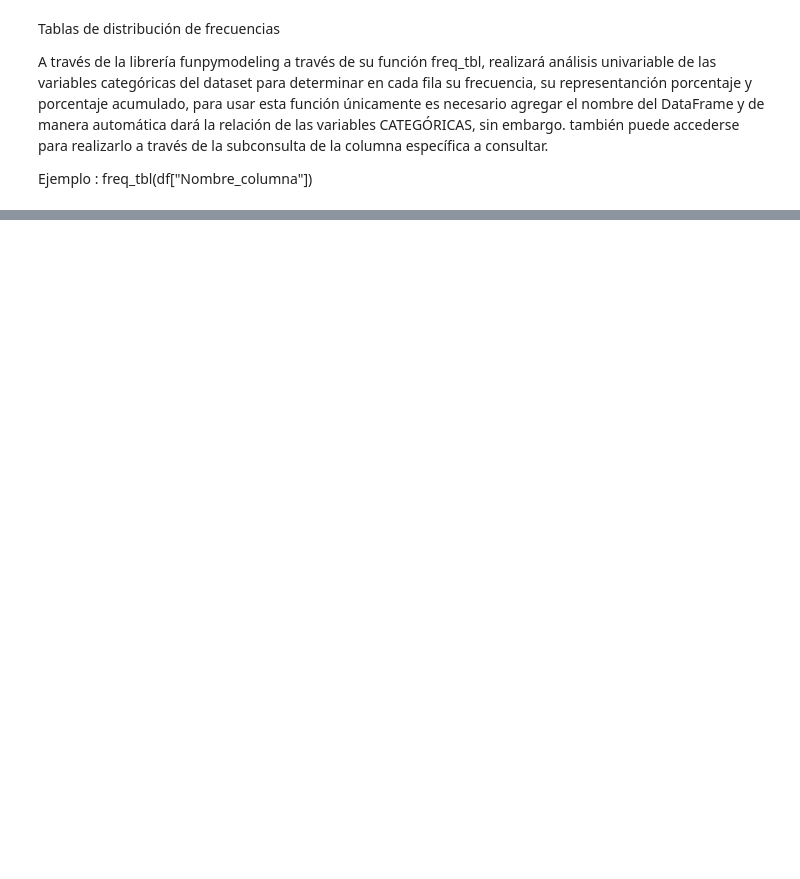
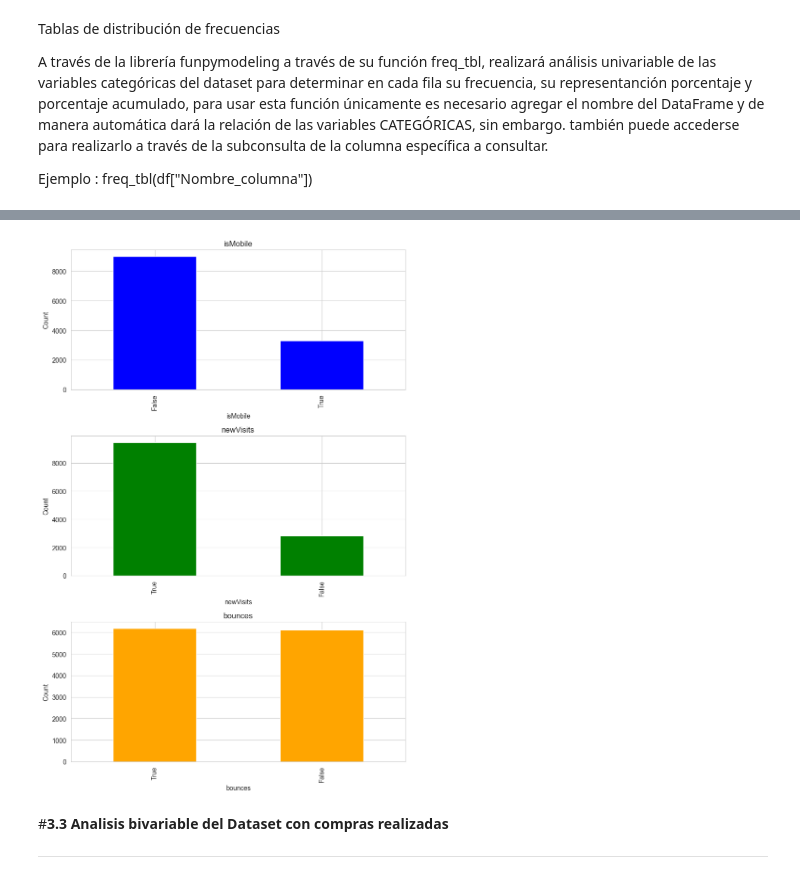
Before and after one commit to Bryan31004/Consumer_Spending_Prediction_ML, a Jupyter notebook: Consumer_Spending_Prediction ML.ipynb, the cells around one changed output, grey strips where cells are left out. Saved outputs shown, nothing was run; the diff lists cells and outputs as text; code cells hidden in the pictures; blank space fills up the shorter version.

```diff
--- a/Consumer_Spending_Prediction ML.ipynb
+++ b/Consumer_Spending_Prediction ML.ipynb
@@ -199,0 +342,9 @@ df_traffic.drop(columns=['referralPath', "sessionId", "visitId"], inplace=True)
+# %%
+# Reemplazar el outlayer de 471 en la columna "hits" por 4, la media del total de la columna
+# Reemplazar el outlayer de 305 en la columna "pageviews" por 3, la media del total de la columna
+df_traffic["hits"].replace(471, 4, inplace=True)
+df_traffic["pageviews"].replace(305, 3, inplace=True)
+# %%
+#Cambiar el tipo de datos de las columnas a tipo booleano
+df_traffic["bounces"] = df_traffic["bounces"].astype('bool')
+df_traffic["newVisits"] = df_traffic["newVisits"].astype('bool')
@@ -199,0 +373,32 @@ df_traffic.drop(columns=['referralPath', "sessionId", "visitId"], inplace=True)
+# %%
+# Establecer el estilo de los gráficos
+sns.set_style("whitegrid")
+
+# Crear una figura y ejes para los subplots
+fig, axes = plt.subplots(nrows=3, ncols=1, figsize=(8, 12))
+
+# Colores personalizados para cada gráfico
+colors = ['blue', 'green', 'orange']
+
+# Títulos de los gráficos
+titles = ['isMobile', 'newVisits', 'bounces']
+
+# Iterar sobre los subplots y las variables
+for i, (column, ax) in enumerate(zip(["isMobile", "newVisits", "bounces"], axes.flatten())):
+    df_traffic[column].value_counts().plot(kind="bar", ax=ax, color=colors[i])
+    ax.set_title(titles[i])
+    ax.set_xlabel(column)
+    ax.set_ylabel('Count')
+
+# Ajustar el diseño de los subplots
+plt.tight_layout()
+
+# Mostrar los gráficos
+plt.show()
+# %% [output]
+[figure, added]
+# %% [markdown]
+#**3.3 Analisis bivariable del Dataset con compras realizadas**
+
+
+---
```
Also changed, not shown: parts of 47 cells of this notebook.
